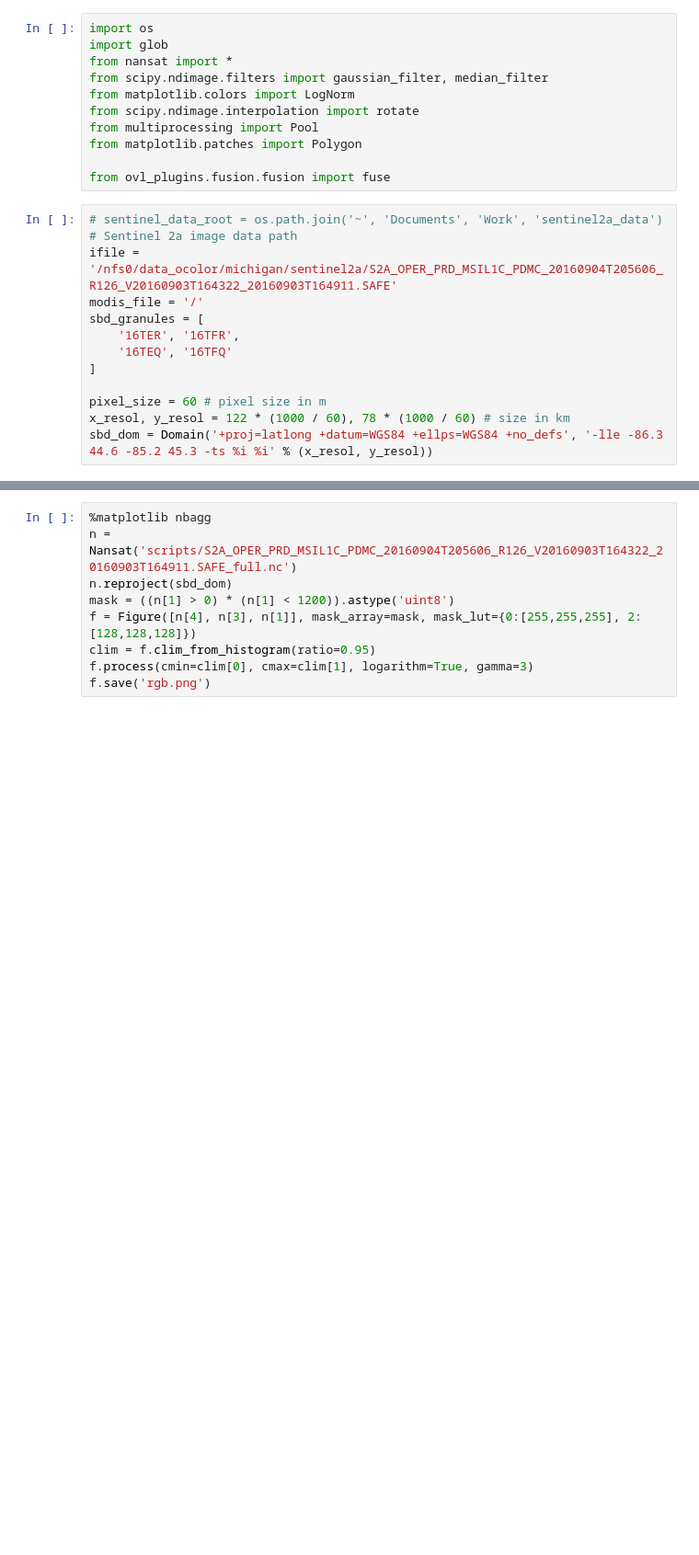
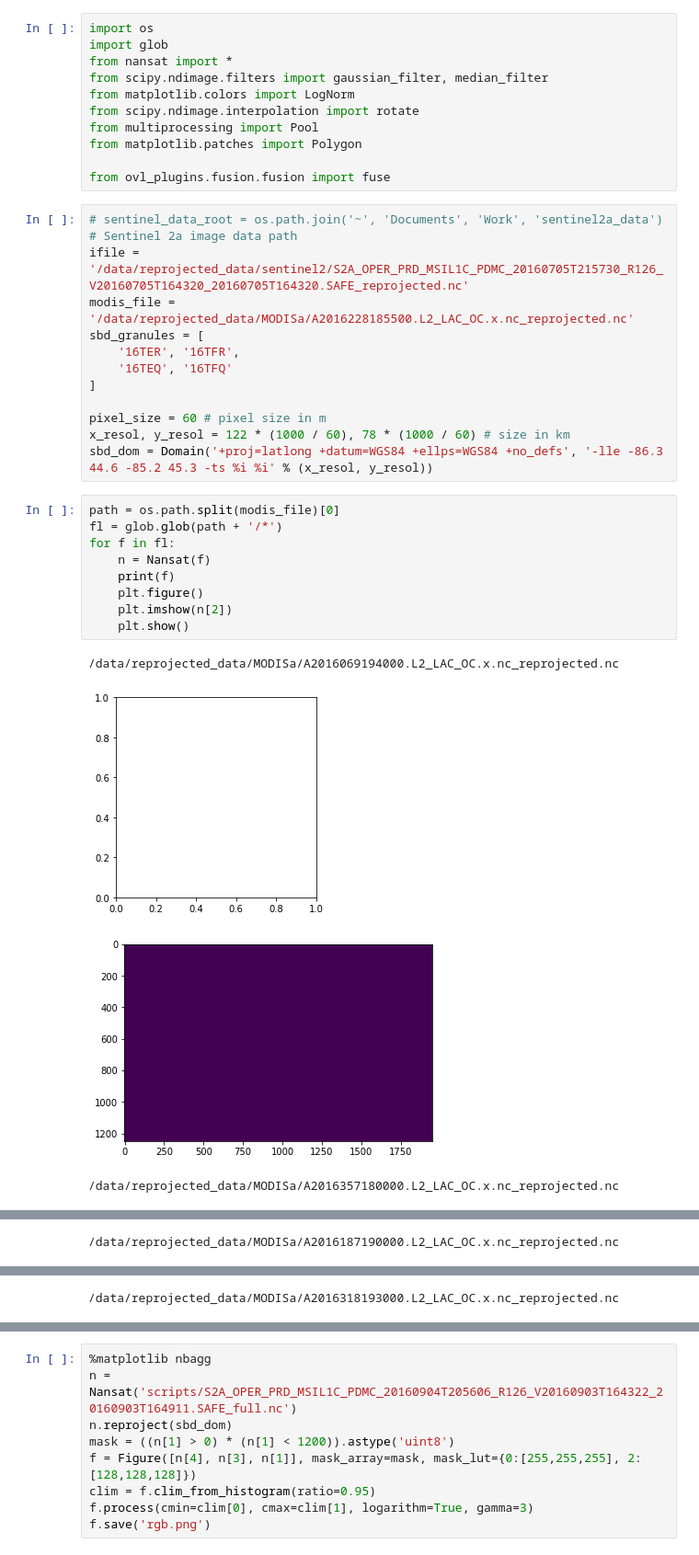
Before and after one commit to korvinos/michigan, a Jupyter notebook: fusion.ipynb, the cells around one changed output, grey strips where cells are left out. Shown at 92% size. Drawn from its saved outputs; the diff is of its cells as text; blank space fills up the shorter version.

```diff
--- a/fusion.ipynb
+++ b/fusion.ipynb
@@ -12,8 +12,8 @@ from ovl_plugins.fusion.fusion import fuse
 # %%
 # sentinel_data_root = os.path.join('~', 'Documents', 'Work', 'sentinel2a_data')
 # Sentinel 2a image data path
-ifile = '/nfs0/data_ocolor/michigan/sentinel2a/S2A_OPER_PRD_MSIL1C_PDMC_20160904T205606_R126_V20160903T164322_20160903T164911.SAFE'
-modis_file = '/'
+ifile = '/data/reprojected_data/sentinel2/S2A_OPER_PRD_MSIL1C_PDMC_20160705T215730_R126_V20160705T164320_20160705T164320.SAFE_reprojected.nc'
+modis_file = '/data/reprojected_data/MODISa/A2016228185500.L2_LAC_OC.x.nc_reprojected.nc'
 sbd_granules = [
     '16TER', '16TFR',
     '16TEQ', '16TFQ'
@@ -22,3 +22,17 @@ sbd_granules = [
 pixel_size = 60 # pixel size in m
 x_resol, y_resol = 122 * (1000 / 60), 78 * (1000 / 60) # size in km
 sbd_dom = Domain('+proj=latlong +datum=WGS84 +ellps=WGS84 +no_defs', '-lle -86.3 44.6 -85.2 45.3 -ts %i %i' % (x_resol, y_resol))
+# %%
+path = os.path.split(modis_file)[0]
+fl = glob.glob(path + '/*')
+for f in fl:
+    n = Nansat(f)
+    print(f)
+    plt.figure()
+    plt.imshow(n[2])
+    plt.show()
+# %% [output]
+/data/reprojected_data/MODISa/A2016069194000.L2_LAC_OC.x.nc_reprojected.nc
+[figure, added]
+[figure, added]
+/data/reprojected_data/MODISa/A2016357180000.L2_LAC_OC.x.nc_reprojected.nc
@@ -24,0 +40 @@ sbd_dom = Domain('+proj=latlong +datum=WGS84 +ellps=WGS84 +no_defs', '-lle -86.3
+/data/reprojected_data/MODISa/A2016187190000.L2_LAC_OC.x.nc_reprojected.nc
@@ -24,0 +42 @@ sbd_dom = Domain('+proj=latlong +datum=WGS84 +ellps=WGS84 +no_defs', '-lle -86.3
+/data/reprojected_data/MODISa/A2016318193000.L2_LAC_OC.x.nc_reprojected.nc
```
Also changed, not shown: parts of 3 cells of this notebook, 13 other files.
